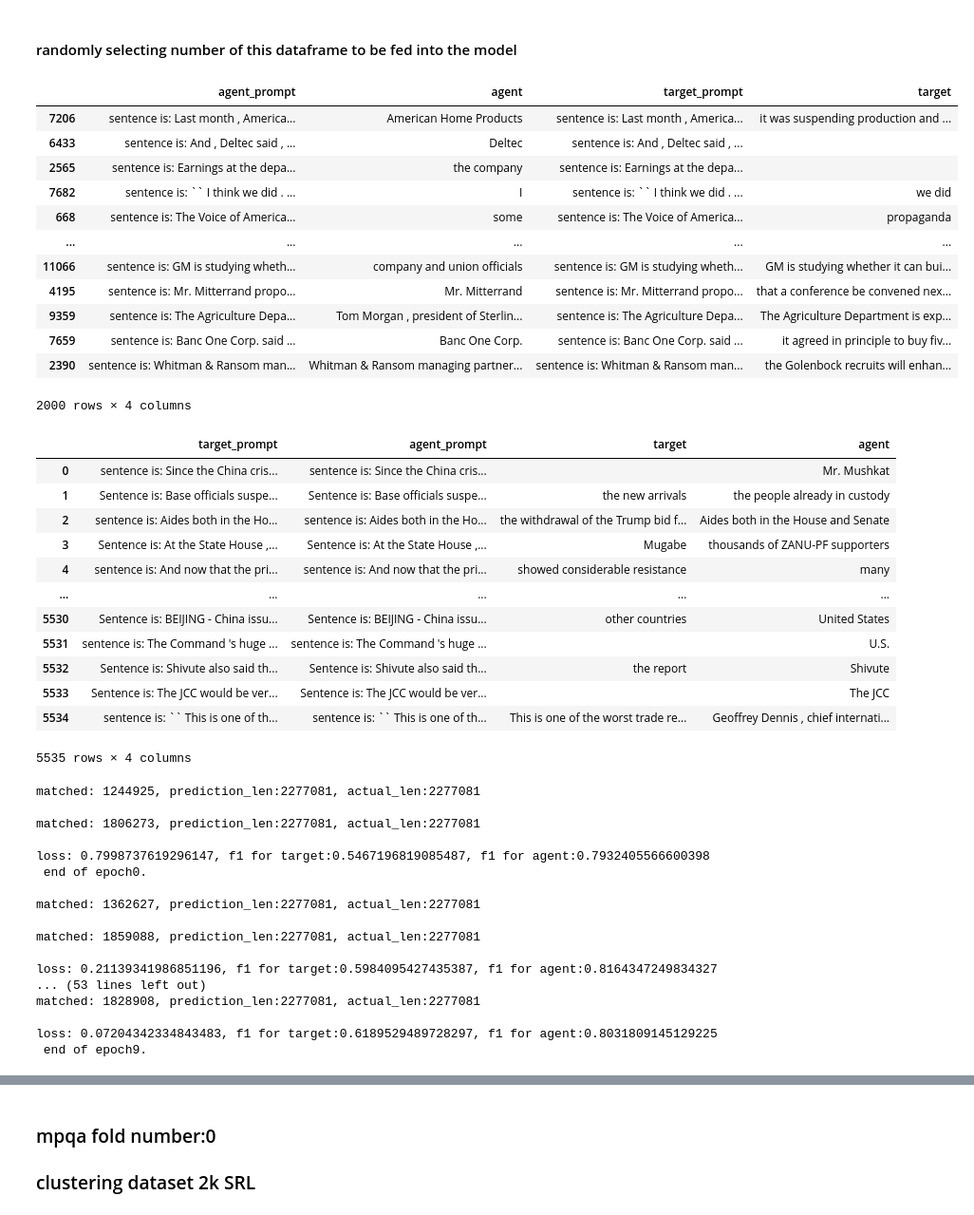
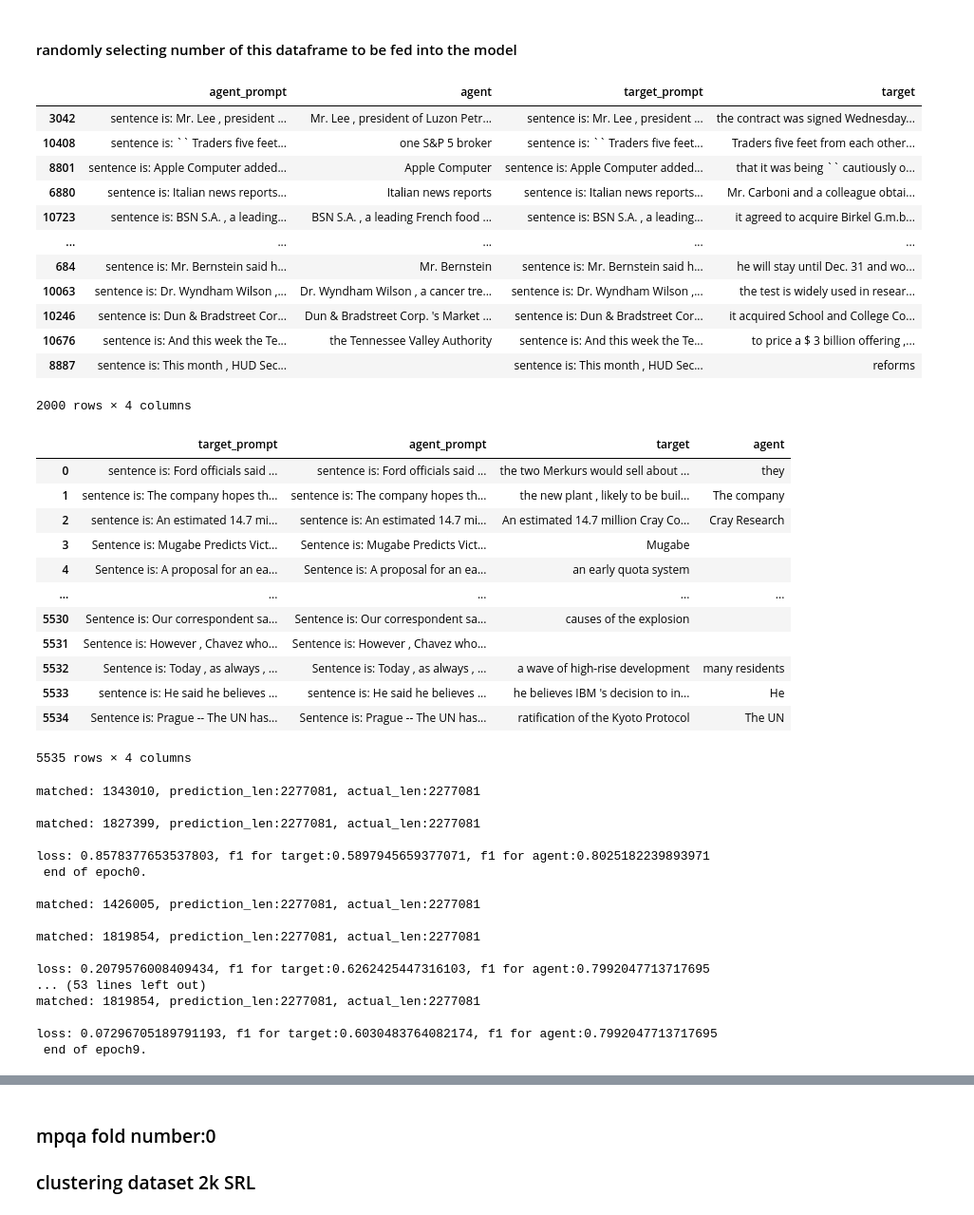
Before and after one commit to houman-nr/vigilant-umbrella, a Jupyter notebook: accuracy-explorer-4-t5.ipynb, the cells around one changed output, grey strips where cells are left out. Shown at 95% size. Cells and saved outputs as stored; diff of their text form; code cells hidden in the pictures.

```diff
--- a/accuracy-explorer-4-t5.ipynb
+++ b/accuracy-explorer-4-t5.ipynb
@@ -38,8 +38,9 @@ BATCH_SIZE = 16
 MAX_INPUT_LENGTH = 65
 MAX_LABEL_LENGTH = 8
 MODEL_LINK = "google/flan-t5-small"
-FOLD_NUMBER = 0
+FOLD_NUMBER = 4
 srl_data_link = '/kaggle/input/similar-frequent-verbs-orl-srl10k/Similar-Frequent verbs between ORL-SRL.csv'
+seed = 0
 # %%
 tokenizer = T5Tokenizer.from_pretrained(MODEL_LINK, legacy=False)
 model = T5ForConditionalGeneration.from_pretrained(MODEL_LINK).to('cuda')
@@ -459,39 +461,39 @@ srl_df
 # %%
 def random_sample_df(df, num_rows, seed=None):
     """
     Randomly selects a specified number of rows from a DataFrame and returns a new DataFrame.
 
     Args:
         df (pd.DataFrame): The original DataFrame from which to sample.
         num_rows (int): The number of rows to randomly select.
         seed (int, optional): Random seed for reproducibility. Default is None.
 
     Returns:
         pd.DataFrame: A new DataFrame containing the randomly selected rows.
     """
     # Check if num_rows is larger than the available number of rows in the DataFrame
     if num_rows > len(df):
         raise ValueError(f"Requested {num_rows} rows, but the DataFrame only contains {len(df)} rows.")
 
     # Sample the DataFrame and return the result
     sampled_df = df.sample(n=num_rows, random_state=seed)
     return sampled_df
 
-srl_train_2k = random_sample_df(srl_df, 2000,)
+srl_train_2k = random_sample_df(srl_df, 2000,seed)
 srl_train_2k
 # %% [output]
 |  | agent_prompt | agent | target_prompt | target |
-| 7206 | sentence is: Last month , America... | American Home Products | sentence is: Last month , America... | it was suspending production and ... |
-| 6433 | sentence is: And , Deltec said , ... | Deltec | sentence is: And , Deltec said , ... |  |
-| 2565 | sentence is: Earnings at the depa... | the company | sentence is: Earnings at the depa... |  |
-| 7682 | sentence is: `` I think we did . ... | I | sentence is: `` I think we did . ... | we did |
-| 668 | sentence is: The Voice of America... | some | sentence is: The Voice of America... | propaganda |
+| 3042 | sentence is: Mr. Lee , president ... | Mr. Lee , president of Luzon Petr... | sentence is: Mr. Lee , president ... | the contract was signed Wednesday... |
+| 10408 | sentence is: `` Traders five feet... | one S&P 5 broker | sentence is: `` Traders five feet... | Traders five feet from each other... |
+| 8801 | sentence is: Apple Computer added... | Apple Computer | sentence is: Apple Computer added... | that it was being `` cautiously o... |
+| 6880 | sentence is: Italian news reports... | Italian news reports | sentence is: Italian news reports... | Mr. Carboni and a colleague obtai... |
+| 10723 | sentence is: BSN S.A. , a leading... | BSN S.A. , a leading French food ... | sentence is: BSN S.A. , a leading... | it agreed to acquire Birkel G.m.b... |
 | ... | ... | ... | ... | ... |
-| 11066 | sentence is: GM is studying wheth... | company and union officials | sentence is: GM is studying wheth... | GM is studying whether it can bui... |
-| 4195 | sentence is: Mr. Mitterrand propo... | Mr. Mitterrand | sentence is: Mr. Mitterrand propo... | that a conference be convened nex... |
-| 9359 | sentence is: The Agriculture Depa... | Tom Morgan , president of Sterlin... | sentence is: The Agriculture Depa... | The Agriculture Department is exp... |
-| 7659 | sentence is: Banc One Corp. said ... | Banc One Corp. | sentence is: Banc One Corp. said ... | it agreed in principle to buy fiv... |
-| 2390 | sentence is: Whitman & Ransom man... | Whitman & Ransom managing partner... | sentence is: Whitman & Ransom man... | the Golenbock recruits will enhan... |
+| 684 | sentence is: Mr. Bernstein said h... | Mr. Bernstein | sentence is: Mr. Bernstein said h... | he will stay until Dec. 31 and wo... |
+| 10063 | sentence is: Dr. Wyndham Wilson ,... | Dr. Wyndham Wilson , a cancer tre... | sentence is: Dr. Wyndham Wilson ,... | the test is widely used in resear... |
+| 10246 | sentence is: Dun & Bradstreet Cor... | Dun & Bradstreet Corp. 's Market ... | sentence is: Dun & Bradstreet Cor... | it acquired School and College Co... |
+| 10676 | sentence is: And this week the Te... | the Tennessee Valley Authority | sentence is: And this week the Te... | to price a $ 3 billion offering ,... |
+| 8887 | sentence is: This month , HUD Sec... |  | sentence is: This month , HUD Sec... | reforms |
 2000 rows × 4 columns
 # %%
 def combine_and_shuffle(df1, df2, seed=None):
@@ -517,17 +519,17 @@ orl_srl = combine_and_shuffle(train_df, srl_train_2k,)
 orl_srl
 # %% [output]
 |  | target_prompt | agent_prompt | target | agent |
-| 0 | sentence is: Since the China cris... | sentence is: Since the China cris... |  | Mr. Mushkat |
-| 1 | Sentence is: Base officials suspe... | Sentence is: Base officials suspe... | the new arrivals | the people already in custody |
-| 2 | sentence is: Aides both in the Ho... | sentence is: Aides both in the Ho... | the withdrawal of the Trump bid f... | Aides both in the House and Senate |
-| 3 | Sentence is: At the State House ,... | Sentence is: At the State House ,... | Mugabe | thousands of ZANU-PF supporters |
-| 4 | sentence is: And now that the pri... | sentence is: And now that the pri... | showed considerable resistance | many |
+| 0 | sentence is: Ford officials said ... | sentence is: Ford officials said ... | the two Merkurs would sell about ... | they |
+| 1 | sentence is: The company hopes th... | sentence is: The company hopes th... | the new plant , likely to be buil... | The company |
+| 2 | sentence is: An estimated 14.7 mi... | sentence is: An estimated 14.7 mi... | An estimated 14.7 million Cray Co... | Cray Research |
+| 3 | Sentence is: Mugabe Predicts Vict... | Sentence is: Mugabe Predicts Vict... | Mugabe |  |
+| 4 | Sentence is: A proposal for an ea... | Sentence is: A proposal for an ea... | an early quota system |  |
 | ... | ... | ... | ... | ... |
-| 5530 | Sentence is: BEIJING - China issu... | Sentence is: BEIJING - China issu... | other countries | United States |
-| 5531 | sentence is: The Command 's huge ... | sentence is: The Command 's huge ... |  | U.S. |
-| 5532 | Sentence is: Shivute also said th... | Sentence is: Shivute also said th... | the report | Shivute |
-| 5533 | Sentence is: The JCC would be ver... | Sentence is: The JCC would be ver... |  | The JCC |
-| 5534 | sentence is: `` This is one of th... | sentence is: `` This is one of th... | This is one of the worst trade re... | Geoffrey Dennis , chief internati... |
+| 5530 | Sentence is: Our correspondent sa... | Sentence is: Our correspondent sa... | causes of the explosion |  |
+| 5531 | Sentence is: However , Chavez who... | Sentence is: However , Chavez who... |  |  |
+| 5532 | Sentence is: Today , as always , ... | Sentence is: Today , as always , ... | a wave of high-rise development | many residents |
+| 5533 | sentence is: He said he believes ... | sentence is: He said he believes ... | he believes IBM 's decision to in... | He |
+| 5534 | Sentence is: Prague -- The UN has... | Sentence is: Prague -- The UN has... | ratification of the Kyoto Protocol | The UN |
 5535 rows × 4 columns
 # %%
 # Create a data loader for TRAIN dataframe
@@ -544,22 +546,22 @@ test_data_loader = DataLoader(test_dataset, batch_size= BATCH_SIZE, shuffle=Fals
 # %%
 train_data(train_data_loader, val_data_loader)
 # %% [output]
-matched: 1244925, prediction_len:2277081, actual_len:2277081
+matched: 1343010, prediction_len:2277081, actual_len:2277081
 
-matched: 1806273, prediction_len:2277081, actual_len:2277081
+matched: 1827399, prediction_len:2277081, actual_len:2277081
 
-loss: 0.7998737619296147, f1 for target:0.5467196819085487, f1 for agent:0.7932405566600398
+loss: 0.8578377653537803, f1 for target:0.5897945659377071, f1 for agent:0.8025182239893971
  end of epoch0.
 
-matched: 1362627, prediction_len:2277081, actual_len:2277081
+matched: 1426005, prediction_len:2277081, actual_len:2277081
 
-matched: 1859088, prediction_len:2277081, actual_len:2277081
+matched: 1819854, prediction_len:2277081, actual_len:2277081
 
-loss: 0.21139341986851196, f1 for target:0.5984095427435387, f1 for agent:0.8164347249834327
+loss: 0.2079576008409434, f1 for target:0.6262425447316103, f1 for agent:0.7992047713717695
 ... (53 lines left out)
-matched: 1828908, prediction_len:2277081, actual_len:2277081
+matched: 1819854, prediction_len:2277081, actual_len:2277081
 
-loss: 0.07204342334843483, f1 for target:0.6189529489728297, f1 for agent:0.8031809145129225
+loss: 0.07296705189791193, f1 for target:0.6030483764082174, f1 for agent:0.7992047713717695
  end of epoch9.
 # %%
 import matplotlib.pyplot as plt
```
Also changed, not shown: parts of 6 cells of this notebook.
